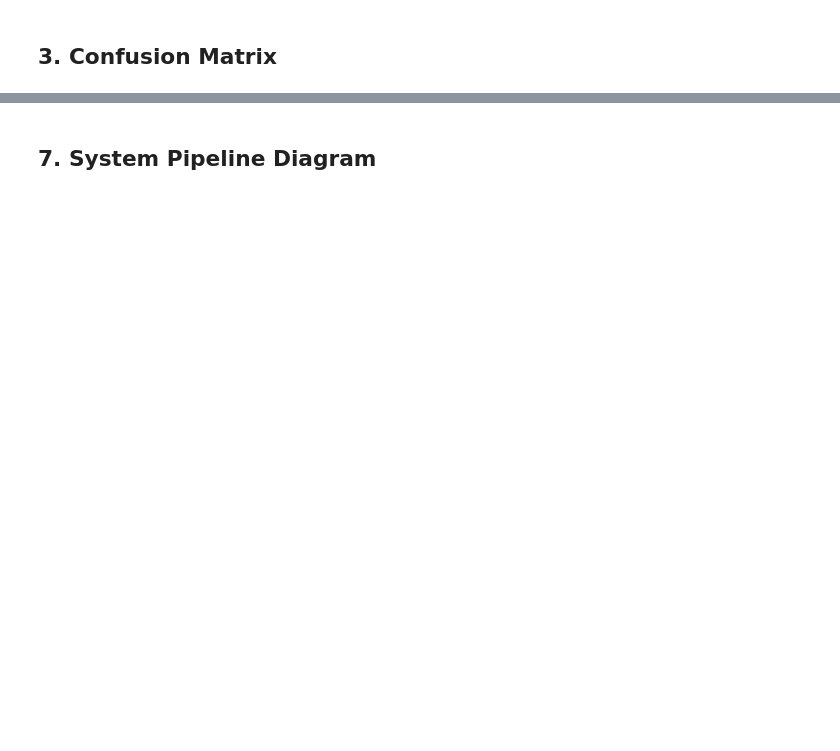
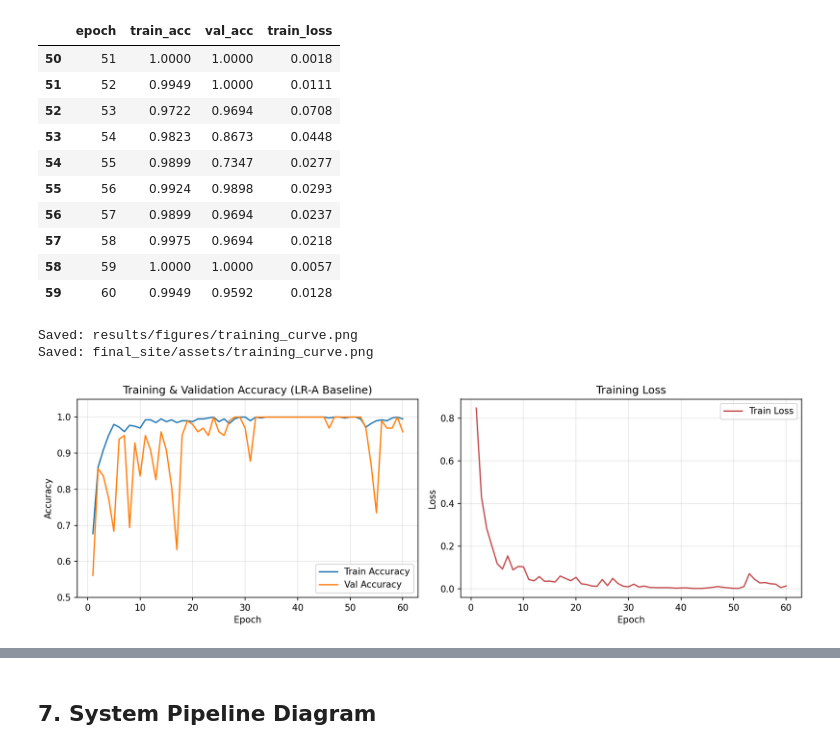
Before and after one commit to beenbeenp/Gestra_final, a Jupyter notebook: notebooks/reproduce_figures.ipynb, the cells around one changed output, grey strips where cells are left out. Saved outputs shown, nothing was run; the diff lists cells and outputs as text; code cells hidden in the pictures; blank space fills up the shorter version.

```diff
--- a/notebooks/reproduce_figures.ipynb
+++ b/notebooks/reproduce_figures.ipynb
@@ -94,31 +109,33 @@ epoch_log_path = PROJECT_ROOT / "motion" / "models" / "epochs_LR-A.json"
 with open(epoch_log_path) as f:
     epoch_log = json.load(f)
 
-epochs = [e["epoch"] for e in epoch_log]
-train_acc = [e["train_acc"] for e in epoch_log]
-val_acc = [e["val_acc"] for e in epoch_log]
-train_loss = [e["train_loss"] for e in epoch_log]
+epoch_df = pd.DataFrame(epoch_log)
+first_100 = epoch_df.loc[epoch_df["val_acc"] == 1.0, "epoch"].min()
+best_val = epoch_df["val_acc"].max()
+last_val = epoch_df.iloc[-1]["val_acc"]
+print(f"Best validation accuracy: {best_val:.2%}")
+print(f"First epoch reaching 100% validation accuracy: {int(first_100)}")
+print(f"Final epoch validation accuracy: {last_val:.2%}")
+display(epoch_df.tail(10))
 
 fig, (ax1, ax2) = plt.subplots(1, 2, figsize=(12, 4))
-
-ax1.plot(epochs, train_acc, label="Train Accuracy", linewidth=1.5)
-ax1.plot(epochs, val_acc, label="Val Accuracy", linewidth=1.5)
+ax1.plot(epoch_df["epoch"], epoch_df["train_acc"], label="Train Accuracy", linewidth=1.5)
+ax1.plot(epoch_df["epoch"], epoch_df["val_acc"], label="Val Accuracy", linewidth=1.5)
 ax1.set_xlabel("Epoch")
 ax1.set_ylabel("Accuracy")
 ax1.set_title("Training & Validation Accuracy (LR-A Baseline)")
-ax1.legend()
 ax1.set_ylim(0.5, 1.05)
 ax1.grid(True, alpha=0.3)
+ax1.legend()
 
-ax2.plot(epochs, train_loss, label="Train Loss", linewidth=1.5, color="#C44E52")
+ax2.plot(epoch_df["epoch"], epoch_df["train_loss"], label="Train Loss", color="#C44E52", linewidth=1.5)
 ax2.set_xlabel("Epoch")
 ax2.set_ylabel("Loss")
 ax2.set_title("Training Loss")
+ax2.grid(True, alpha=0.3)
 ax2.legend()
-ax2.grid(True, alpha=0.3)
 
 plt.tight_layout()
-plt.savefig(FIGURES_DIR / "training_curve.png")
+save_report_figure(fig, "training_curve.png")
 plt.show()
-print(f"Saved: {FIGURES_DIR / 'training_curve.png'}")
 # %% [output]
@@ -126,2 +145,14 @@ Saved: /Users/ivanj/Desktop/Gesture game/Gestra_final/results/figures/training_c
+|  | epoch | train_acc | val_acc | train_loss |
+| 50 | 51 | 1.0000 | 1.0000 | 0.0018 |
+| 51 | 52 | 0.9949 | 1.0000 | 0.0111 |
+| 52 | 53 | 0.9722 | 0.9694 | 0.0708 |
+| 53 | 54 | 0.9823 | 0.8673 | 0.0448 |
+| 54 | 55 | 0.9899 | 0.7347 | 0.0277 |
+| 55 | 56 | 0.9924 | 0.9898 | 0.0293 |
+| 56 | 57 | 0.9899 | 0.9694 | 0.0237 |
+| 57 | 58 | 0.9975 | 0.9694 | 0.0218 |
+| 58 | 59 | 1.0000 | 1.0000 | 0.0057 |
+| 59 | 60 | 0.9949 | 0.9592 | 0.0128 |
+Saved: results/figures/training_curve.png
+Saved: final_site/assets/training_curve.png
+[figure, added]
-# %% [markdown]
-## 3. Confusion Matrix
```
Also changed, not shown: parts of 25 cells of this notebook, 14 other files.
